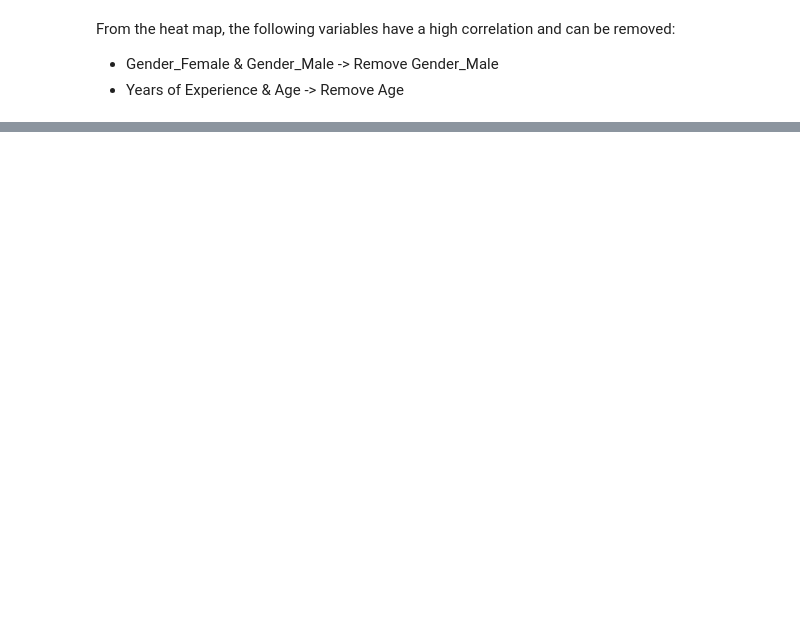
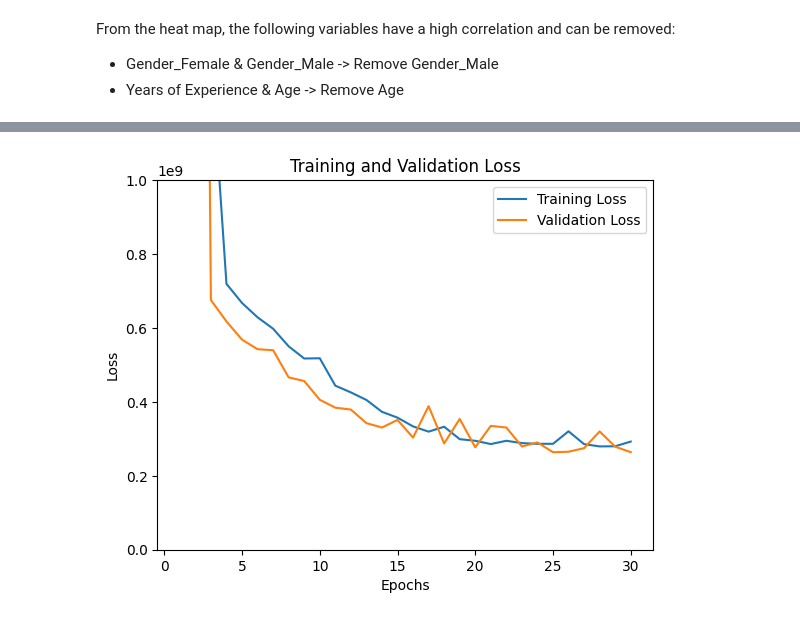
Before and after one commit to ouriquco/Salary-Predictions, a Jupyter notebook: kt_Linear_Regression.ipynb, the cells around one changed output, grey strips where cells are left out. Saved outputs shown, nothing was run; the diff lists cells and outputs as text; code cells hidden in the pictures; blank space fills up the shorter version.

```diff
--- a/kt_Linear_Regression.ipynb
+++ b/kt_Linear_Regression.ipynb
@@ -314,0 +344,12 @@ print_models_summ(all_metrics)
+# %%
+## focus on best model -> just drop job title
+x = no_job_df.drop(['Salary'], axis=1)
+y = no_job_df['Salary']
+
+# change to float32
+x = x.astype('float32')
+y = y.astype('float32')
+
+x_train, x_test, y_train, y_test = train_test_split(x,y, test_size= .1, random_state=42)
+
+x.info()
@@ -314,0 +369,18 @@ print_models_summ(all_metrics)
+# %%
+import tensorflow as tf
+
+mlp = tf.keras.Sequential([
+    tf.keras.layers.Input(shape=(5,)),
+    tf.keras.layers.Normalization(),  #best result on val:   236299520.0000
+    tf.keras.layers.Dense(128, activation = 'relu'), #no norm: 258419952
+    tf.keras.layers.Dense(256, activation = 'relu'),
+    tf.keras.layers.Dense(256, activation = 'relu'),
+    tf.keras.layers.Dense(64, activation = 'relu'),
+    tf.keras.layers.Dense(32, activation = 'relu'),
+    tf.keras.layers.Dense(1, activation = 'linear')
+])
+
+mlp.compile(optimizer = 'adam', loss='mse')
+early_stopping = tf.keras.callbacks.EarlyStopping(monitor='val_loss', patience=5)
+
+trained_model = mlp.fit(x_train, y_train, epochs=500, batch_size = 8, validation_split=0.1, callbacks = early_stopping)
@@ -314,0 +405,15 @@ print_models_summ(all_metrics)
+# %%
+loss = trained_model.history['loss']
+val_loss = trained_model.history['val_loss']
+epochs = range(1, len(loss) + 1)
+
+plt.plot(epochs, loss, label = 'Training Loss')
+plt.plot(epochs, val_loss, label= 'Validation Loss')
+plt.ylim([0, 1e9])
+plt.title('Training and Validation Loss')
+plt.xlabel('Epochs')
+plt.ylabel('Loss')
+plt.legend()
+plt.show()
+# %% [output]
+[figure, added]
```
Also changed, not shown: parts of 20 cells of this notebook.
